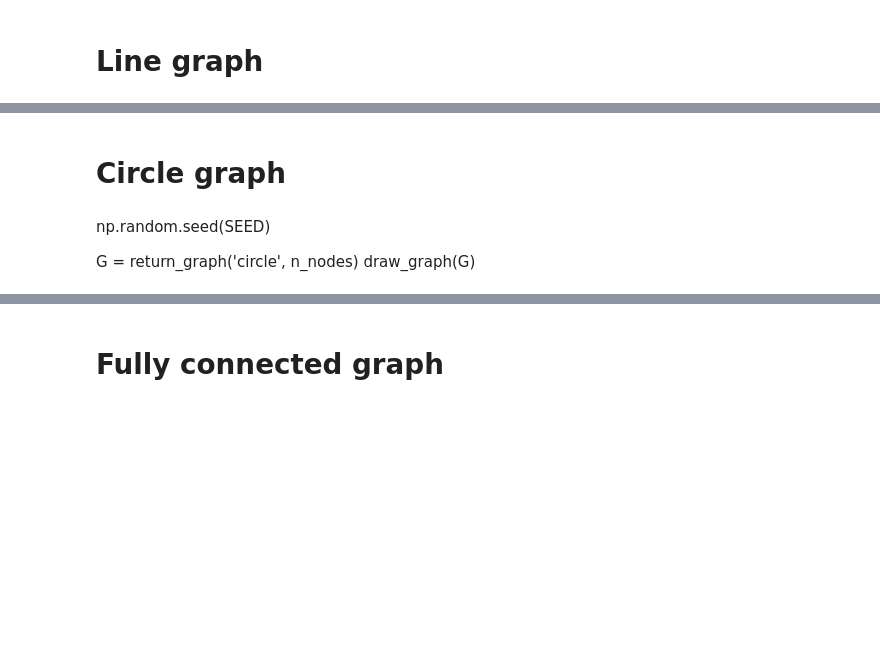
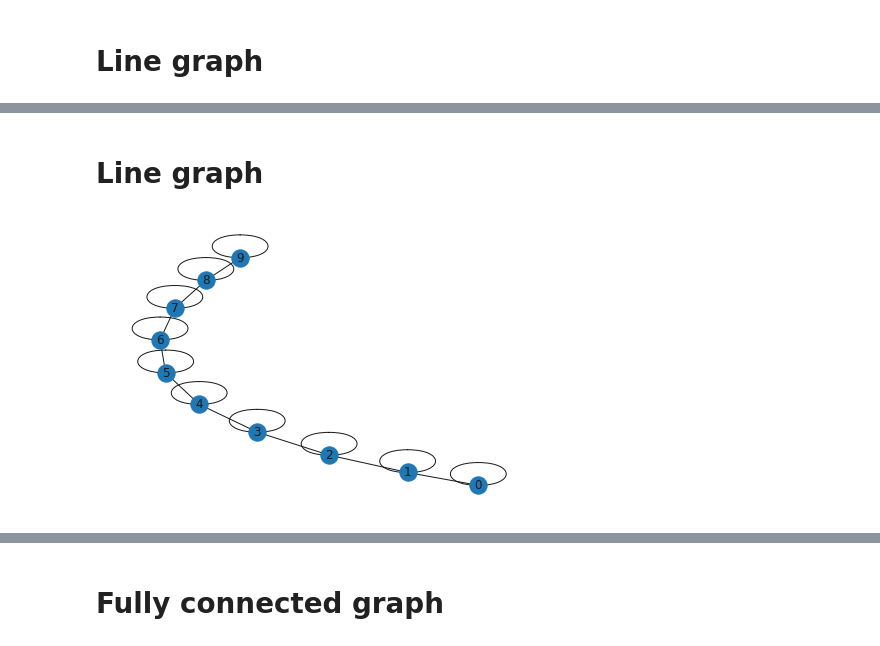
Before and after one commit to kasperjo/Graph-Bandit, a Jupyter notebook: main2.ipynb, the cells around one changed output, grey strips where cells are left out. Cells and saved outputs as stored; diff of their text form; code cells hidden in the pictures; blank space fills up the shorter version.

```diff
--- a/main2.ipynb
+++ b/main2.ipynb
@@ -210,10 +213,12 @@ def plotRegrets(allRegrets, titles=None, save_fig=None):
 # %% [markdown]
-# Circle graph
+# Line graph
-# %% [markdown]
-np.random.seed(SEED)
-
-G = return_graph('circle', n_nodes)
-draw_graph(G)
+# %%
+np.random.seed(SEED)
+n_nodes = 10
+G = return_graph('line', n_nodes)
+draw_graph(G)
+# %% [output]
+[figure, added]
 # %%
 # means = np.random.normal(size=(n_samples,n_nodes))
 np.random.seed(SEED)
```
Also changed, not shown: parts of 35 cells of this notebook, 2 other files.
